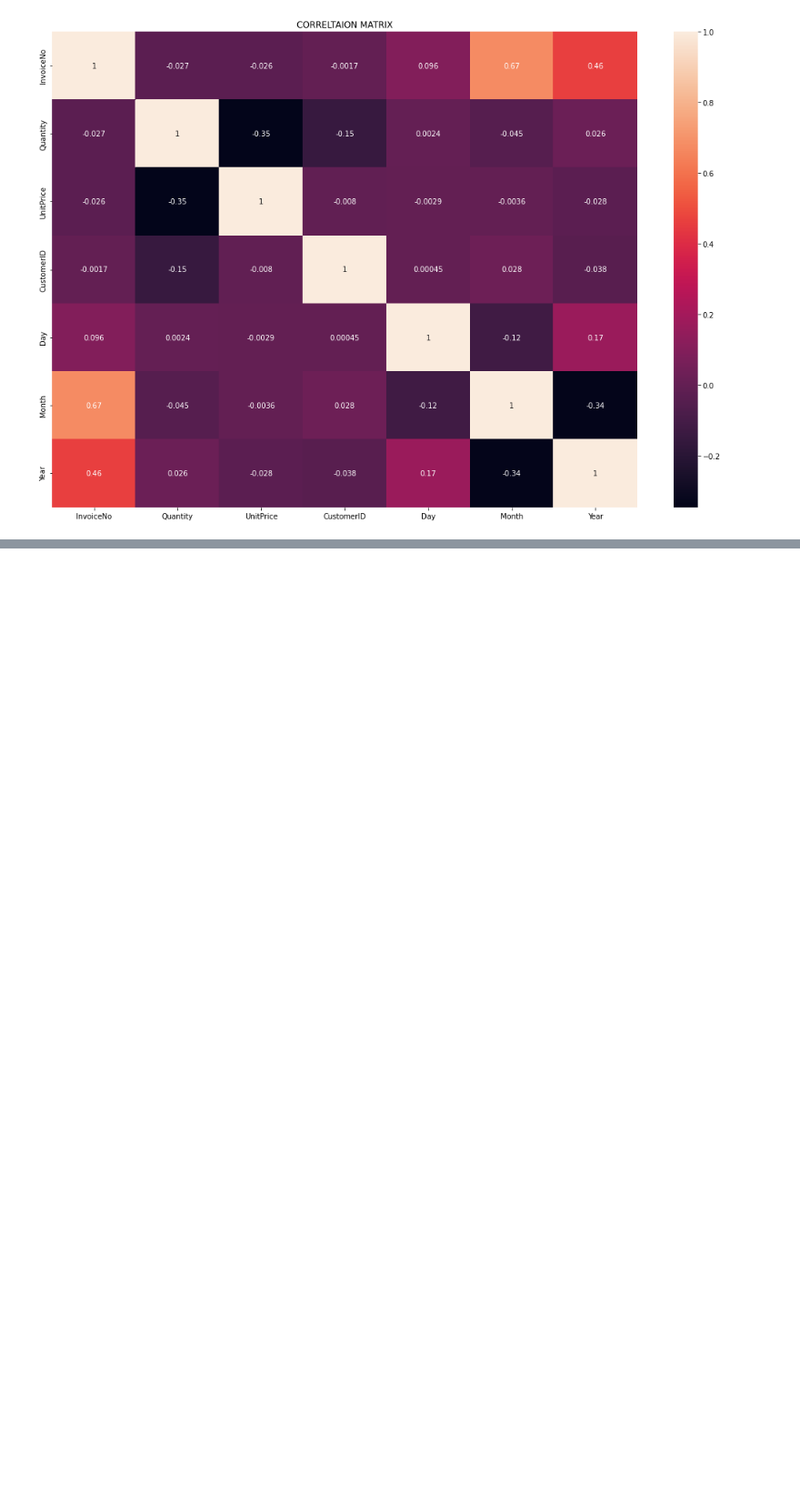
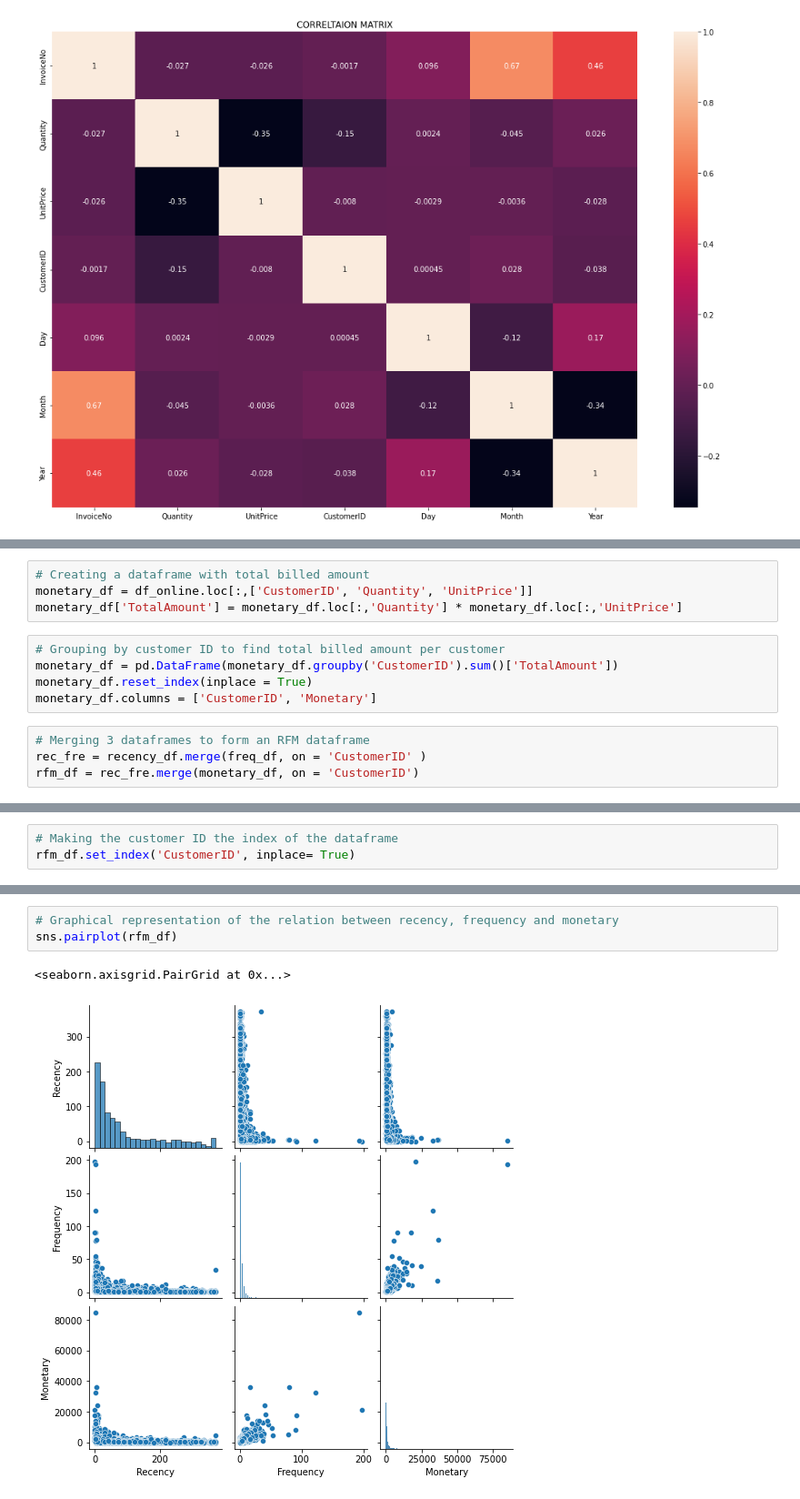
Before and after one commit to Hkhero79/Hk-online-Retail-customer-segmentation, a Jupyter notebook: Hk_Online_Retail_Customer_Segmentation_Capstone_Project.ipynb, the cells around one changed output, grey strips where cells are left out. Shown at 91% size. Drawn from its saved outputs; the diff is of its cells as text; blank space fills up the shorter version.

```diff
--- a/Hk_Online_Retail_Customer_Segmentation_Capstone_Project.ipynb
+++ b/Hk_Online_Retail_Customer_Segmentation_Capstone_Project.ipynb
@@ -285,0 +306,13 @@ Text(0.5, 1.0, 'CORRELTAION MATRIX')
+# %%
+# Creating a dataframe with total billed amount
+monetary_df = df_online.loc[:,['CustomerID', 'Quantity', 'UnitPrice']]
+monetary_df['TotalAmount'] = monetary_df.loc[:,'Quantity'] * monetary_df.loc[:,'UnitPrice']
+# %%
+# Grouping by customer ID to find total billed amount per customer
+monetary_df = pd.DataFrame(monetary_df.groupby('CustomerID').sum()['TotalAmount'])
+monetary_df.reset_index(inplace = True)
+monetary_df.columns = ['CustomerID', 'Monetary']
+# %%
+# Merging 3 dataframes to form an RFM dataframe
+rec_fre = recency_df.merge(freq_df, on = 'CustomerID' )
+rfm_df = rec_fre.merge(monetary_df, on = 'CustomerID')
@@ -285,0 +344,3 @@ Text(0.5, 1.0, 'CORRELTAION MATRIX')
+# %%
+# Making the customer ID the index of the dataframe
+rfm_df.set_index('CustomerID', inplace= True)
@@ -285,0 +360,6 @@ Text(0.5, 1.0, 'CORRELTAION MATRIX')
+# %%
+# Graphical representation of the relation between recency, frequency and monetary
+sns.pairplot(rfm_df)
+# %% [output]
+<seaborn.axisgrid.PairGrid at 0x...>
+[figure, added]
```
Also changed, not shown: parts of 28 cells of this notebook.
